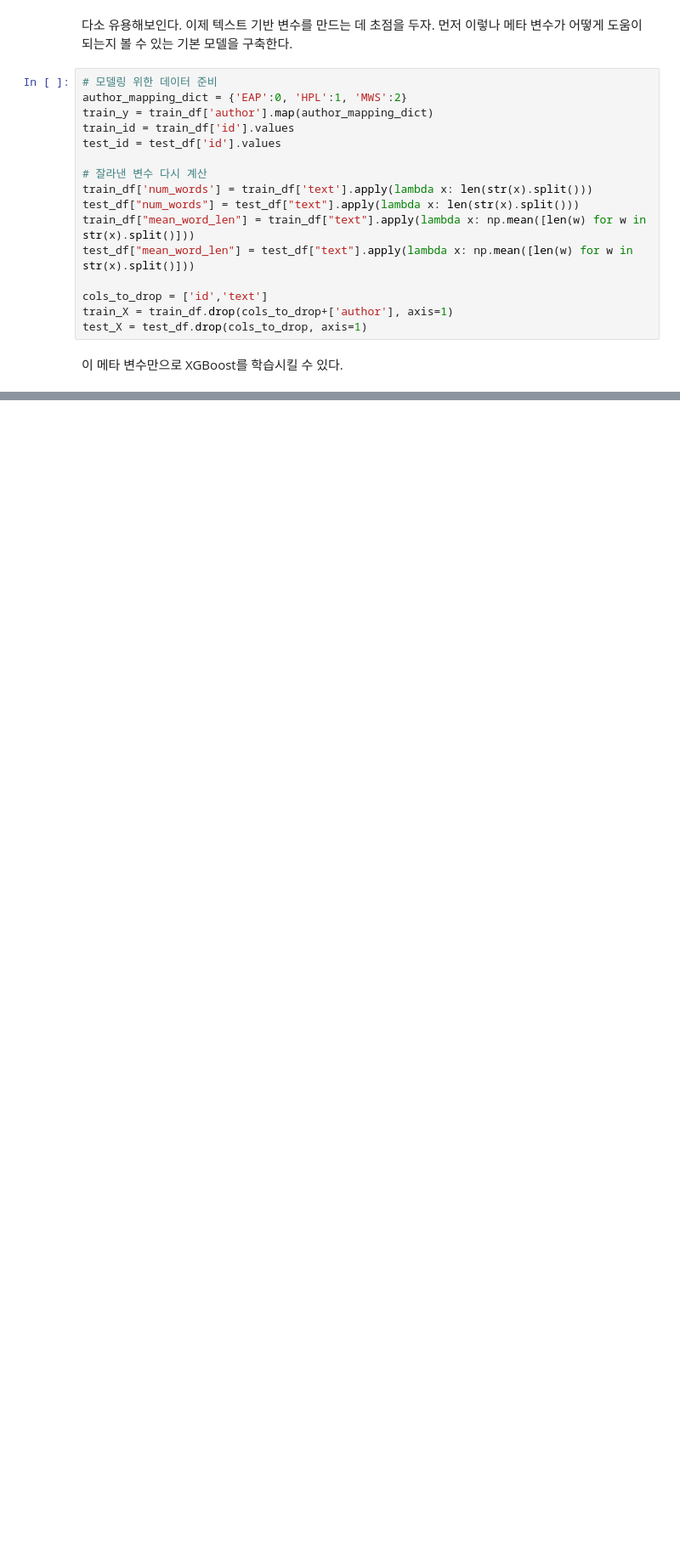
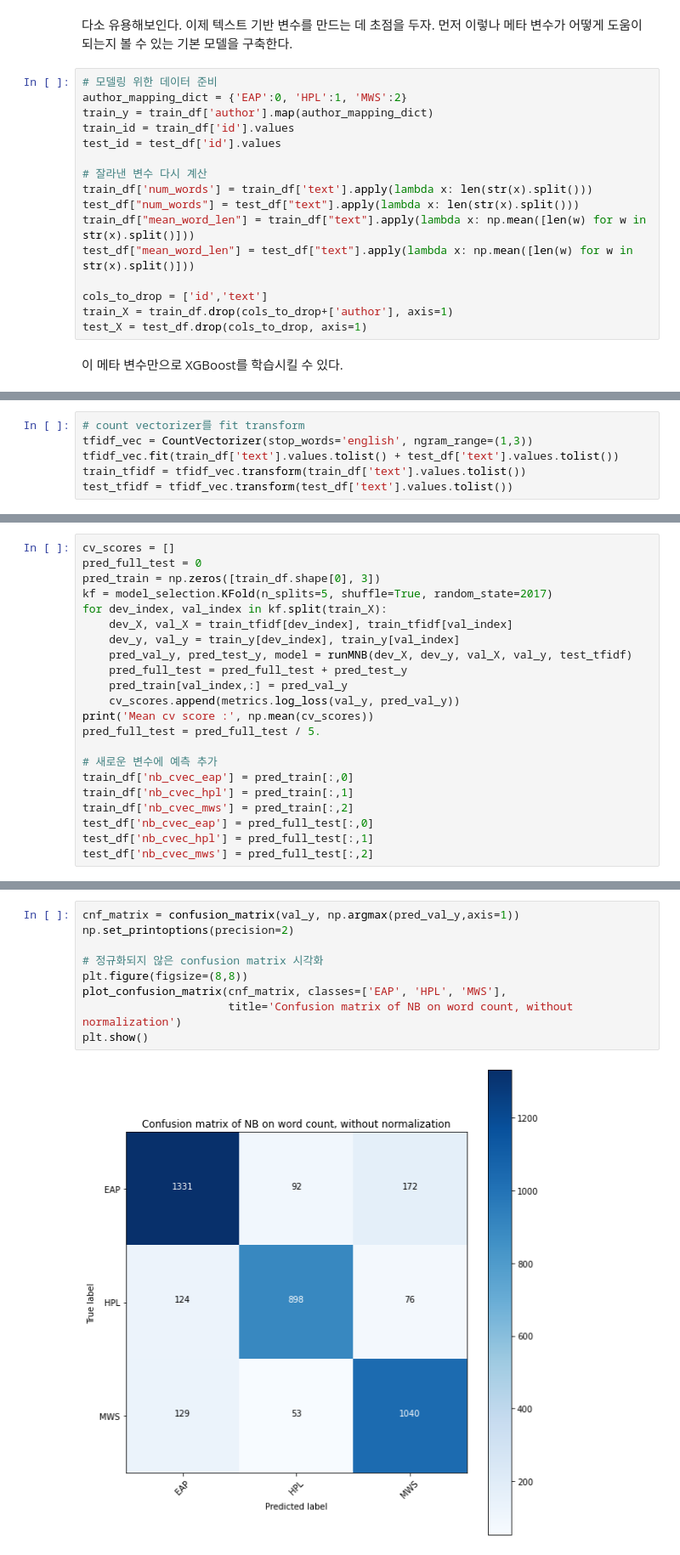
Before and after one commit to Haebuk/kagglestudy, a Jupyter notebook: Spooky competition/spooky_3_시온.ipynb, the cells around one changed output, grey strips where cells are left out. Shown at 85% size. Saved outputs shown, nothing was run; the diff lists cells and outputs as text; blank space fills up the shorter version.

```diff
--- a/Spooky competition/spooky_3_시온.ipynb
+++ b/Spooky competition/spooky_3_시온.ipynb
@@ -225,0 +370,6 @@ def runXGB(train_X, train_y, test_X, test_y=None, test_X2=None, seed_val=0, chil
+# %%
+# count vectorizer를 fit transform
+tfidf_vec = CountVectorizer(stop_words='english', ngram_range=(1,3))
+tfidf_vec.fit(train_df['text'].values.tolist() + test_df['text'].values.tolist())
+train_tfidf = tfidf_vec.transform(train_df['text'].values.tolist())
+test_tfidf = tfidf_vec.transform(test_df['text'].values.tolist())
@@ -225,0 +378,22 @@ def runXGB(train_X, train_y, test_X, test_y=None, test_X2=None, seed_val=0, chil
+# %%
+cv_scores = []
+pred_full_test = 0
+pred_train = np.zeros([train_df.shape[0], 3])
+kf = model_selection.KFold(n_splits=5, shuffle=True, random_state=2017)
+for dev_index, val_index in kf.split(train_X):
+    dev_X, val_X = train_tfidf[dev_index], train_tfidf[val_index]
+    dev_y, val_y = train_y[dev_index], train_y[val_index]
+    pred_val_y, pred_test_y, model = runMNB(dev_X, dev_y, val_X, val_y, test_tfidf)
+    pred_full_test = pred_full_test + pred_test_y
+    pred_train[val_index,:] = pred_val_y
+    cv_scores.append(metrics.log_loss(val_y, pred_val_y))
+print('Mean cv score :', np.mean(cv_scores))
+pred_full_test = pred_full_test / 5.
+
+# 새로운 변수에 예측 추가
+train_df['nb_cvec_eap'] = pred_train[:,0]
+train_df['nb_cvec_hpl'] = pred_train[:,1]
+train_df['nb_cvec_mws'] = pred_train[:,2]
+test_df['nb_cvec_eap'] = pred_full_test[:,0]
+test_df['nb_cvec_hpl'] = pred_full_test[:,1]
+test_df['nb_cvec_mws'] = pred_full_test[:,2]
@@ -225,0 +402,11 @@ def runXGB(train_X, train_y, test_X, test_y=None, test_X2=None, seed_val=0, chil
+# %%
+cnf_matrix = confusion_matrix(val_y, np.argmax(pred_val_y,axis=1))
+np.set_printoptions(precision=2)
+
+# 정규화되지 않은 confusion matrix 시각화
+plt.figure(figsize=(8,8))
+plot_confusion_matrix(cnf_matrix, classes=['EAP', 'HPL', 'MWS'],
+                      title='Confusion matrix of NB on word count, without normalization')
+plt.show()
+# %% [output]
+[figure, added]
```
Also changed, not shown: parts of 39 cells of this notebook.
